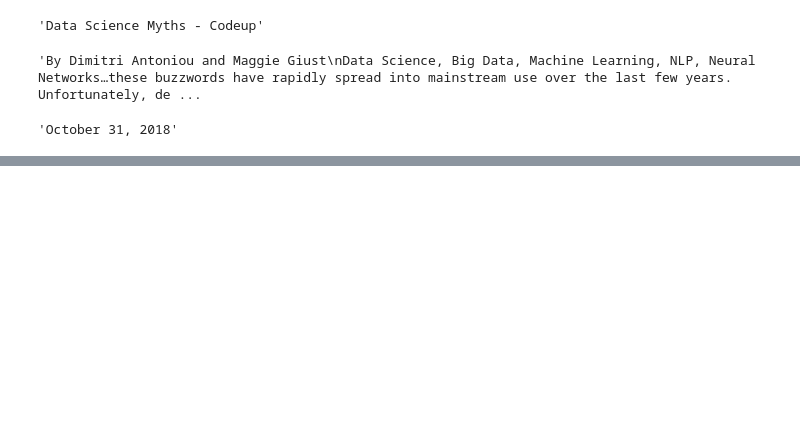
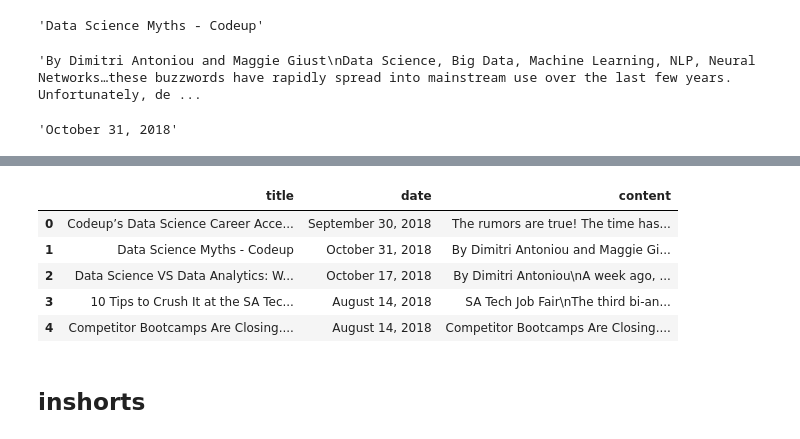
Before and after one commit to Sam-keeler/natural-language-processing, a Jupyter notebook: web-scraping.ipynb, the cells around one changed output, grey strips where cells are left out. Saved outputs shown, nothing was run; the diff lists cells and outputs as text; code cells hidden in the pictures; blank space fills up the shorter version.

```diff
--- a/web-scraping.ipynb
+++ b/web-scraping.ipynb
@@ -160,23 +164,18 @@ date
 # %% [output]
 'October 31, 2018'
 # %%
-def get_the_stuff(urls):
-    info = []
-    for url in urls:
-        headers = {'User-Agent': 'Mozilla/5.0 (Macintosh; Intel Mac OS X 10_11_5) AppleWebKit/537.36 (KHTML, like Gecko) Chrome/50.0.2661.102 Safari/537.36'}
-        response = requests.get(url, headers=headers)
-        html = response.text
-        soup = bs4.BeautifulSoup(html)
-        title = soup.find('title').text
-        content = soup.find(class_ = 'jupiterx-post-content').text
-        date = soup.find(itemprop="datePublished").text
-        dic = {
+def acquire_codeup_blog(url):
+    headers = {'User-Agent': 'Mozilla/5.0 (Macintosh; Intel Mac OS X 10_11_5) AppleWebKit/537.36 (KHTML, like Gecko) Chrome/50.0.2661.102 Safari/537.36'}
+    response = requests.get(url, headers=headers)
+    html = response.text
+    soup = bs4.BeautifulSoup(html)
+    title = soup.find('title').text
+    content = soup.find(class_ = 'jupiterx-post-content').text
+    date = soup.find(itemprop="datePublished").text
+    return {
         "title": title,
         "date": date,
         "content": content}
-        dic = pd.DataFrame(dic, index=urls)
-        info.append(dic)
-        return pd.concat(info)
 # %%
 urls = ['https://codeup.com/codeups-data-science-career-accelerator-is-here/',
         'https://codeup.com/data-science-myths/',
@@ -194,0 +185,11 @@ get_the_stuff(urls)
+# %%
+pd.DataFrame([acquire_codeup_blog(url) for url in urls])
+# %% [output]
+|  | title | date | content |
+| 0 | Codeup’s Data Science Career Acce... | September 30, 2018 | The rumors are true! The time has... |
+| 1 | Data Science Myths - Codeup | October 31, 2018 | By Dimitri Antoniou and Maggie Gi... |
+| 2 | Data Science VS Data Analytics: W... | October 17, 2018 | By Dimitri Antoniou\nA week ago, ... |
+| 3 | 10 Tips to Crush It at the SA Tec... | August 14, 2018 | SA Tech Job Fair\nThe third bi-an... |
+| 4 | Competitor Bootcamps Are Closing.... | August 14, 2018 | Competitor Bootcamps Are Closing.... |
+# %% [markdown]
+## inshorts
```
Also changed, not shown: parts of 19 cells of this notebook, 1 other file.
